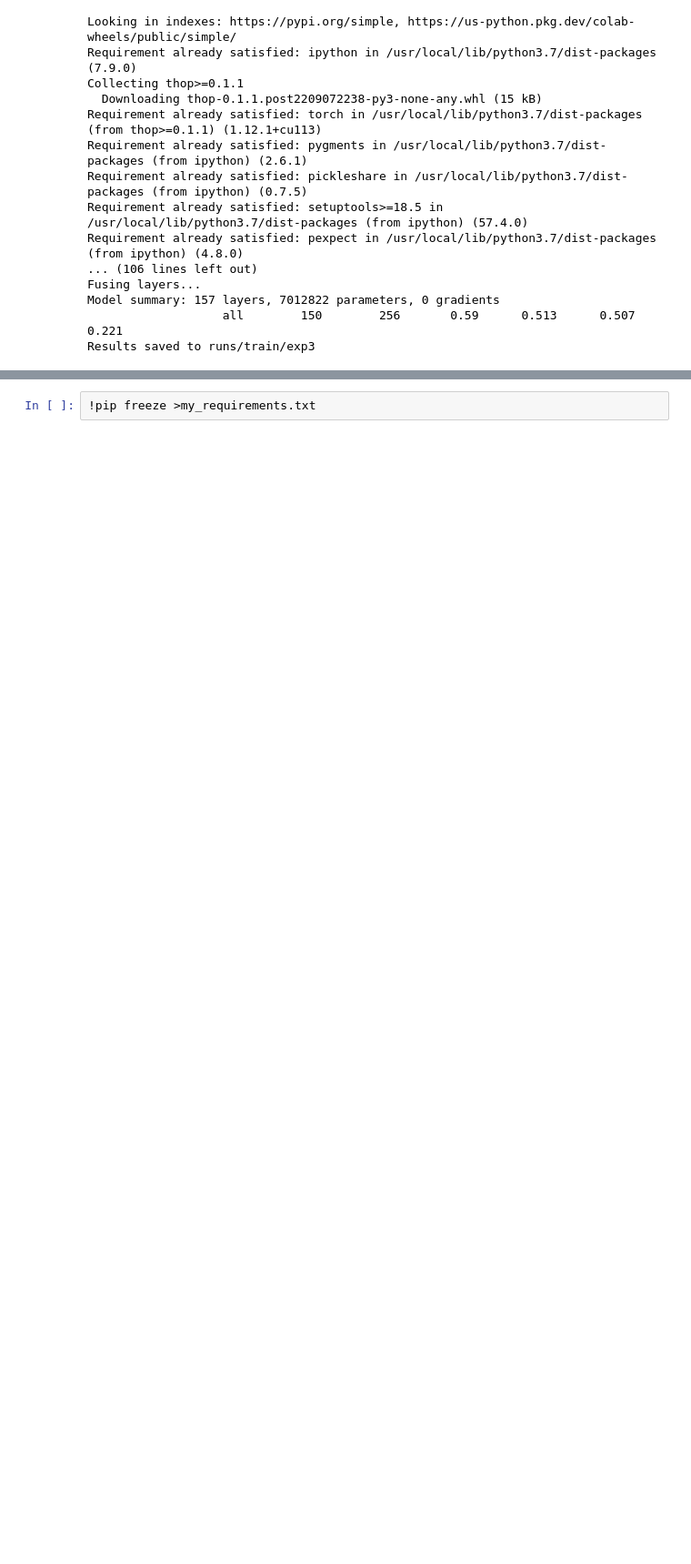
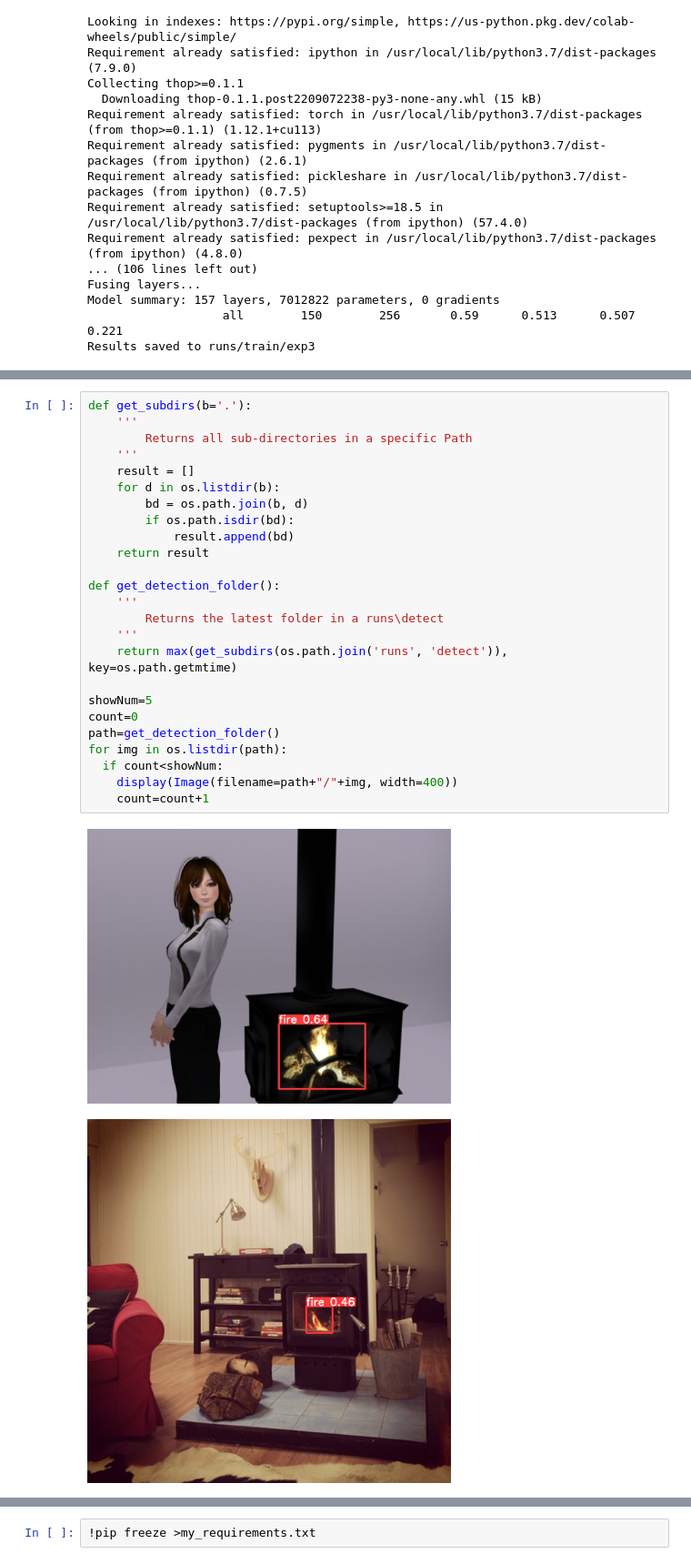
Before and after one commit to dalalj/Fire_Detection, a Jupyter notebook: YOLO.ipynb, the cells around one changed output, grey strips where cells are left out. Shown at 91% size. Drawn from its saved outputs; the diff is of its cells as text; blank space fills up the shorter version.

```diff
--- a/YOLO.ipynb
+++ b/YOLO.ipynb
@@ -62,0 +62,28 @@ for imageName in images[-5:-1]: #assuming JPG
+# %%
+def get_subdirs(b='.'):
+    '''
+        Returns all sub-directories in a specific Path
+    '''
+    result = []
+    for d in os.listdir(b):
+        bd = os.path.join(b, d)
+        if os.path.isdir(bd):
+            result.append(bd)
+    return result
+
+def get_detection_folder():
+    '''
+        Returns the latest folder in a runs\detect
+    '''
+    return max(get_subdirs(os.path.join('runs', 'detect')), key=os.path.getmtime)
+
+showNum=5
+count=0
+path=get_detection_folder()
+for img in os.listdir(path):
+  if count<showNum:
+    display(Image(filename=path+"/"+img, width=400))
+    count=count+1
+# %% [output]
+[figure, added]
+[figure, added]
```
Also changed, not shown: parts of 6 cells of this notebook, 6 other files.
